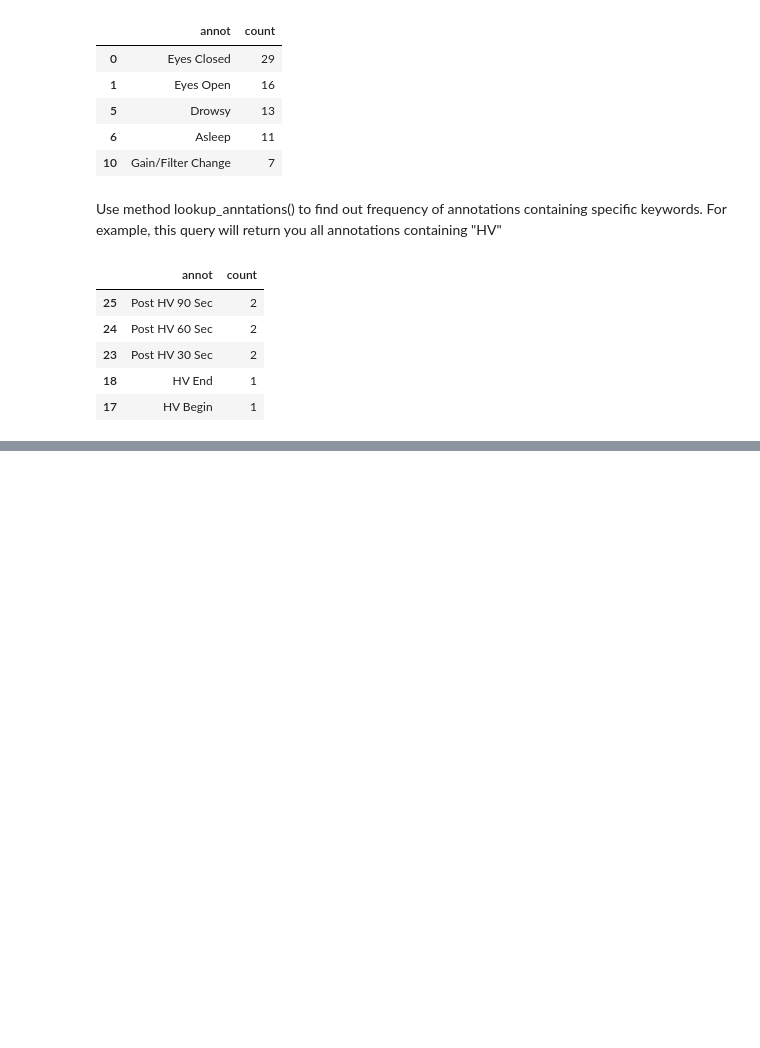
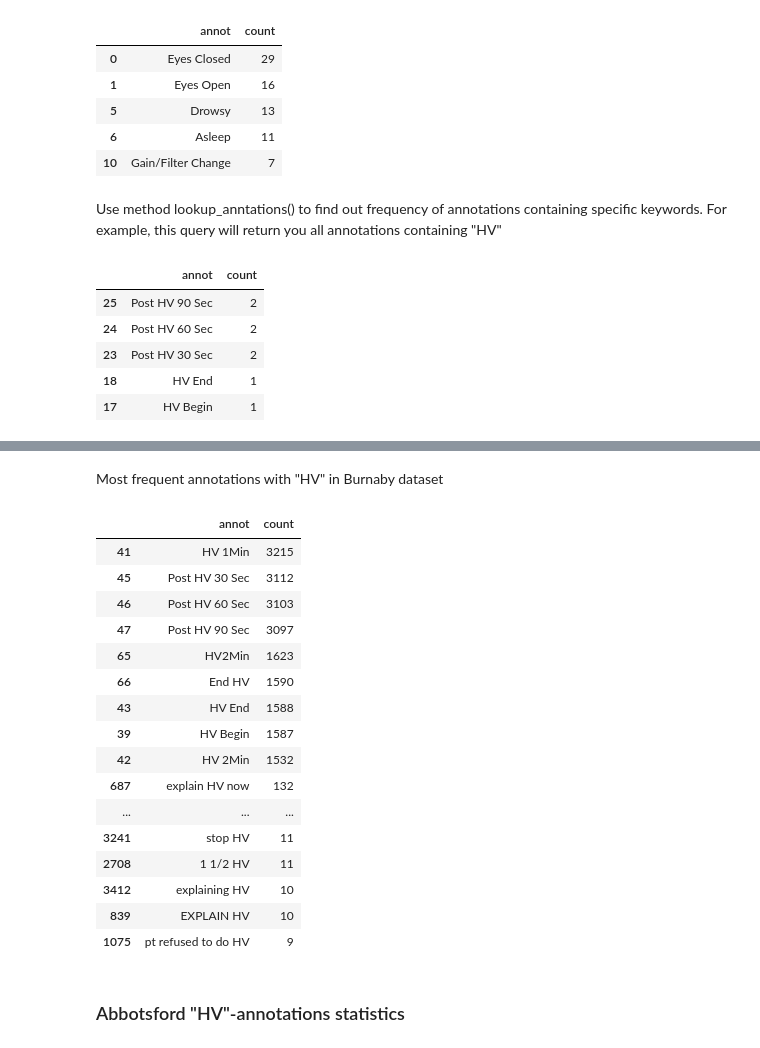
Before and after one commit to catvasily/eegfhabrainage, a Jupyter notebook: annotations/collect_annotations_demo.ipynb, the cells around one changed output, grey strips where cells are left out. Drawn from its saved outputs; the diff is of its cells as text; code cells hidden in the pictures; blank space fills up the shorter version.

```diff
--- a/annotations/collect_annotations_demo.ipynb
+++ b/annotations/collect_annotations_demo.ipynb
@@ -69,0 +74,4 @@ col.lookup_annotation('HV')
+# %%
+folder = "/home/mykolakl/projects/rpp-doesburg/databases/eeg_fha/release_001/edf/Burnaby/"
+
+col = Collector(folder)
@@ -69,0 +108,24 @@ col.lookup_annotation('HV')
+# %% [markdown]
+Most frequent annotations with "HV" in Burnaby dataset
+# %%
+col.lookup_annotation('HV').head(30)
+# %% [output]
+|  | annot | count |
+| 41 | HV 1Min | 3215 |
+| 45 | Post HV 30 Sec | 3112 |
+| 46 | Post HV 60 Sec | 3103 |
+| 47 | Post HV 90 Sec | 3097 |
+| 65 | HV2Min | 1623 |
+| 66 | End HV | 1590 |
+| 43 | HV End | 1588 |
+| 39 | HV Begin | 1587 |
+| 42 | HV 2Min | 1532 |
+| 687 | explain HV now | 132 |
+| ... | ... | ... |
+| 3241 | stop HV | 11 |
+| 2708 | 1 1/2 HV | 11 |
+| 3412 | explaining HV | 10 |
+| 839 | EXPLAIN HV | 10 |
+| 1075 | pt refused to do HV | 9 |
+# %% [markdown]
+### Abbotsford "HV"-annotations statistics
```
Also changed, not shown: parts of 13 cells of this notebook.
